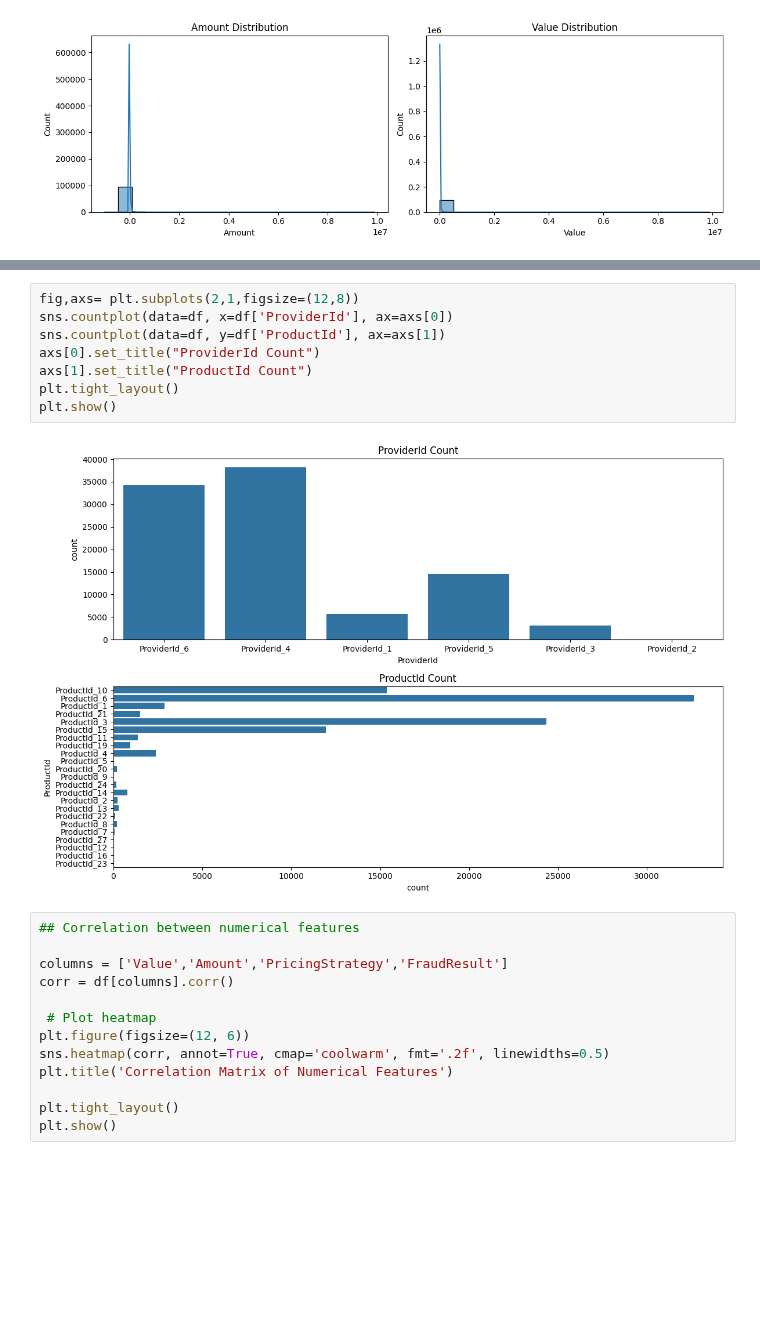
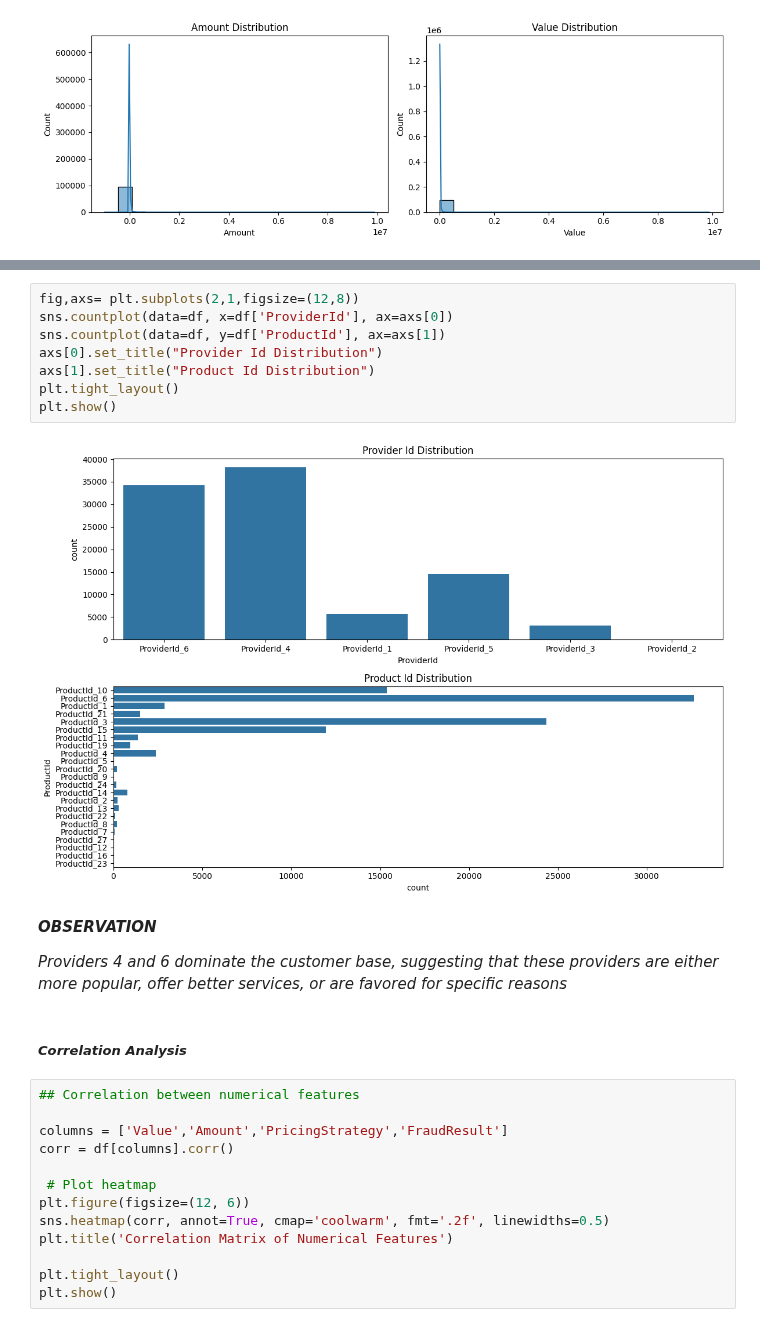
Before and after one commit to wastb/Credit-Risk-and-Scoring, a Jupyter notebook: notebooks/data_exploration.ipynb, the cells around one changed output, grey strips where cells are left out. Cells and saved outputs as stored; diff of their text form; blank space fills up the shorter version.

```diff
--- a/notebooks/data_exploration.ipynb
+++ b/notebooks/data_exploration.ipynb
@@ -113,13 +121,19 @@ plt.show()
 # %%
 fig,axs= plt.subplots(2,1,figsize=(12,8))
 sns.countplot(data=df, x=df['ProviderId'], ax=axs[0])
 sns.countplot(data=df, y=df['ProductId'], ax=axs[1])
-axs[0].set_title("ProviderId Count")
-axs[1].set_title("ProductId Count")
+axs[0].set_title("Provider Id Distribution")
+axs[1].set_title("Product Id Distribution")
 plt.tight_layout()
 plt.show()
 # %% [output]
-[figure, old version]
+[figure, new version]
+# %% [markdown]
+***OBSERVATION***
+
+*Providers 4 and 6 dominate the customer base, suggesting that these providers are either more popular, offer better services, or are favored for specific reasons*
+# %% [markdown]
+##### ***Correlation Analysis***
 # %%
 ## Correlation between numerical features
 
```
Also changed, not shown: parts of 19 cells of this notebook.
